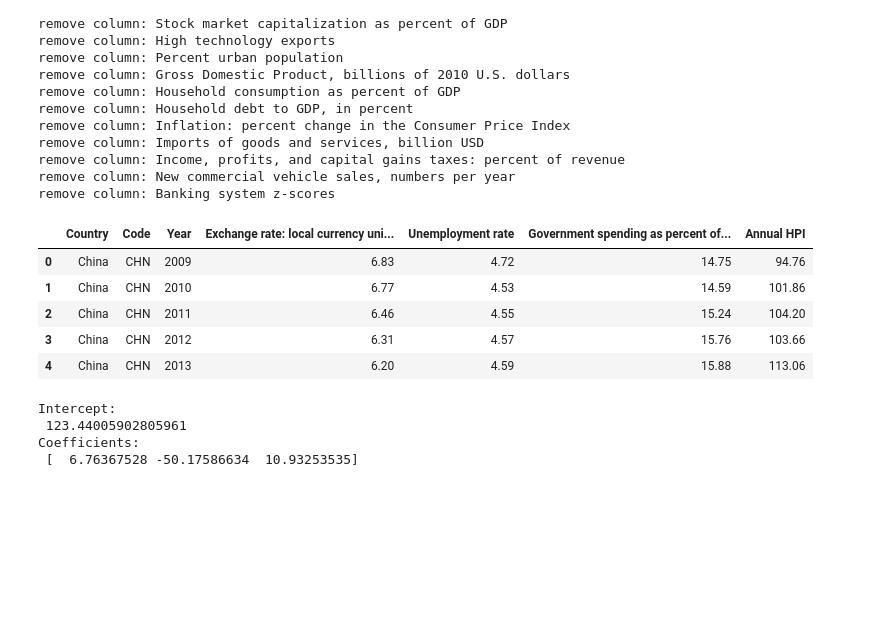
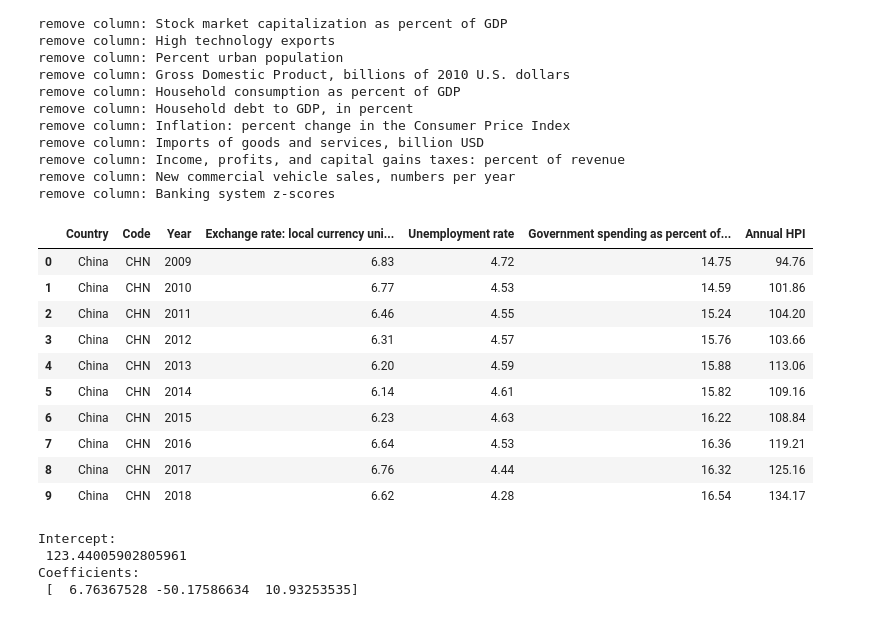
Before and after one commit to Tiankai-Jiang/MSCI609-Project, a Jupyter notebook: Deliverable 3/regression analysis.ipynb, the cells around one changed output. Saved outputs shown, nothing was run; the diff lists cells and outputs as text; code cells hidden in the pictures; blank space fills up the shorter version.

```diff
--- a/Deliverable 3/regression analysis.ipynb
+++ b/Deliverable 3/regression analysis.ipynb
@@ -306,27 +305,29 @@ With standardization
 temp = pd.read_csv("csv/data source 2.csv",sep=',',index_col=None)
 #remove duplicate columns and concat
 for item in temp.columns:
-    if item in my_value.columns:
+    if item in OLS_data.columns:
         temp = temp.drop(item, axis = 1)
 
-new_value = pd.concat([my_value,temp], axis = 1)
+new_value = pd.concat([OLS_data,temp], axis = 1)
 
 #move hpi to the last column
 x = new_value.drop(['Annual HPI'], axis = 1)
 y = new_value[['Annual HPI']]
-my_value = pd.concat([x,y], axis = 1)
-countryData = my_value.loc[OLS_data['Code'] == 'CHN']
+OLS_data = pd.concat([x,y], axis = 1)
+countryData = OLS_data.loc[OLS_data['Code'] == 'CHN']
+
 standardize(countryData)
-
 
 
 X = countryData.iloc[:,3:-1]
 Y = countryData['Annual HPI']
-regr = LinearRegression(fit_intercept = True,
+reg = LinearRegression(fit_intercept = True,
                            normalize = False,
                            copy_X = True,
                            n_jobs = -1).fit(X,
                                             Y)
+print(reg.coef_)
+
 for col in countryData.columns[3:-1]:
     reg = LinearRegression(fit_intercept = True,
                            normalize = False,
@@ -334,7 +335,7 @@ for col in countryData.columns[3:-1]:
                            n_jobs = -1).fit(countryData.loc[:,[col]],
                                             countryData['Annual HPI'])
     if(abs(reg.coef_) < 10):
-        print("remove column: {}".format(col))
+        print("remove column: {}, coef: {}".format(col,reg.coef_))
         countryData = countryData.drop(columns = col, axis = 1)
 countryData.head()
 # %% [output]
@@ -401,30 +413,28 @@ No standardization
 temp = pd.read_csv("csv/data source 2.csv",sep=',',index_col=None)
 #remove duplicate columns and concat
 for item in temp.columns:
-    if item in my_value.columns:
+    if item in OLS_data.columns:
         temp = temp.drop(item, axis = 1)
 
-new_value = pd.concat([my_value,temp], axis = 1)
+new_value = pd.concat([OLS_data,temp], axis = 1)
 
 #move hpi to the last column
 x = new_value.drop(['Annual HPI'], axis = 1)
 y = new_value[['Annual HPI']]
-my_value = pd.concat([x,y], axis = 1)
+OLS_data = pd.concat([x,y], axis = 1)
 # %%
-countryData = my_value.loc[OLS_data['Code'] == 'CHN']
+countryData = OLS_data.loc[OLS_data['Code'] == 'CHN']
 # standardize(countryData)
-
-
 
 X = countryData.iloc[:,3:-1]
 Y = countryData['Annual HPI']
-regr = LinearRegression(fit_intercept = True,
+reg = LinearRegression(fit_intercept = True,
                            normalize = False,
                            copy_X = True,
                            n_jobs = -1).fit(X,
                                             Y)
-print('Intercept: \n', regr.intercept_)
-print('Coefficients: \n', regr.coef_)
+print('Intercept: \n', reg.intercept_)
+print('Coefficients: \n', reg.coef_)
 countryData.head()
 # %% [output]
 Intercept:
@@ -475,14 +485,19 @@ remove column: Income, profits, and capital gains taxes: percent of revenue
 remove column: New commercial vehicle sales, numbers per year
 remove column: Banking system z-scores
 # %%
-countryData.head()
+countryData.head(10)
 # %% [output]
 |  | Country | Code | Year | Exchange rate: local currency uni... | Unemployment rate | Government spending as percent of... | Annual HPI |
 | 0 | China | CHN | 2009 | 6.83 | 4.72 | 14.75 | 94.76 |
 | 1 | China | CHN | 2010 | 6.77 | 4.53 | 14.59 | 101.86 |
 | 2 | China | CHN | 2011 | 6.46 | 4.55 | 15.24 | 104.20 |
 | 3 | China | CHN | 2012 | 6.31 | 4.57 | 15.76 | 103.66 |
 | 4 | China | CHN | 2013 | 6.20 | 4.59 | 15.88 | 113.06 |
+| 5 | China | CHN | 2014 | 6.14 | 4.61 | 15.82 | 109.16 |
+| 6 | China | CHN | 2015 | 6.23 | 4.63 | 16.22 | 108.84 |
+| 7 | China | CHN | 2016 | 6.64 | 4.53 | 16.36 | 119.21 |
+| 8 | China | CHN | 2017 | 6.76 | 4.44 | 16.32 | 125.16 |
+| 9 | China | CHN | 2018 | 6.62 | 4.28 | 16.54 | 134.17 |
 # %%
 X = countryData.iloc[:,3:-1]
 Y = countryData['Annual HPI']
```
Also changed, not shown: parts of 14 cells of this notebook.
